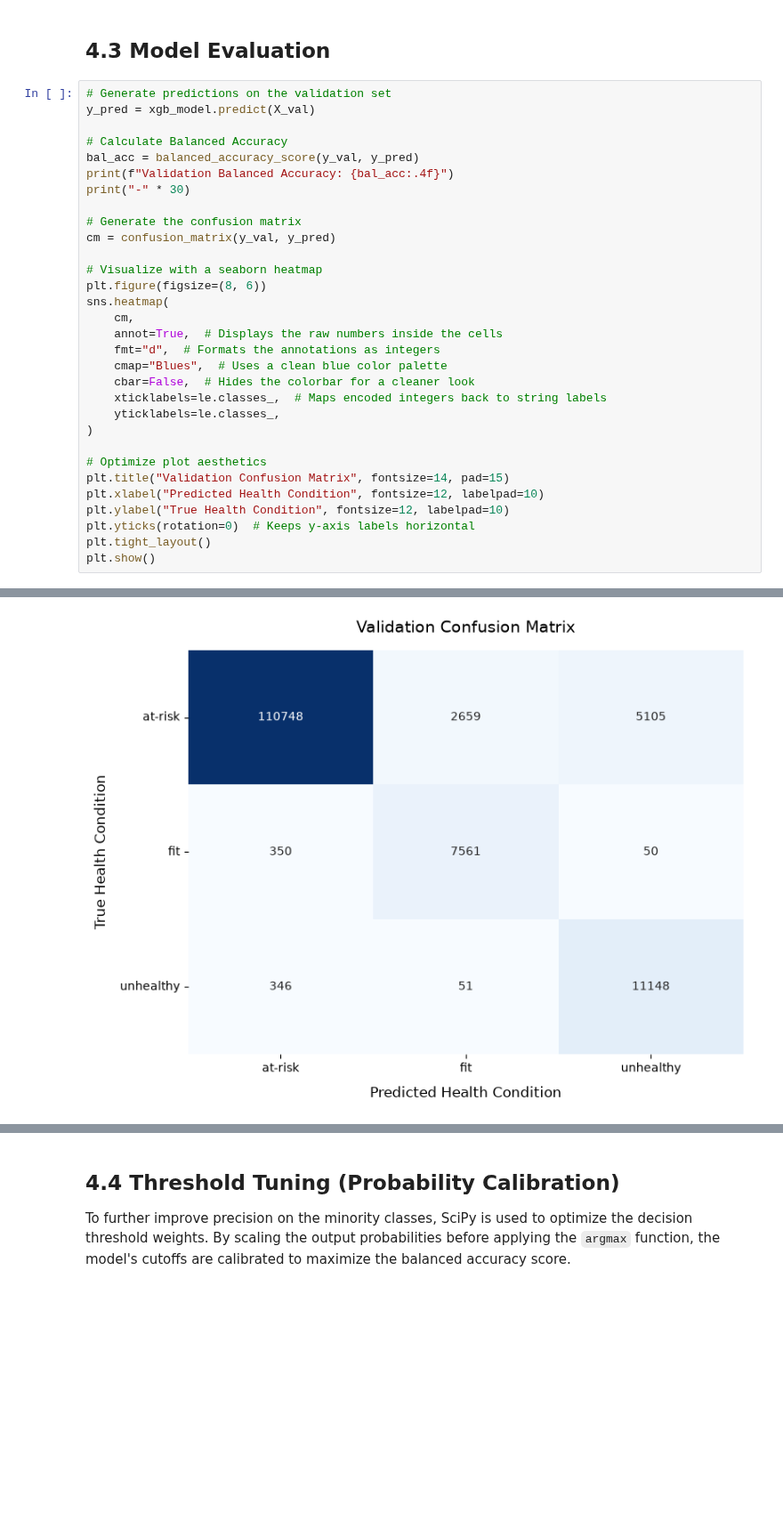
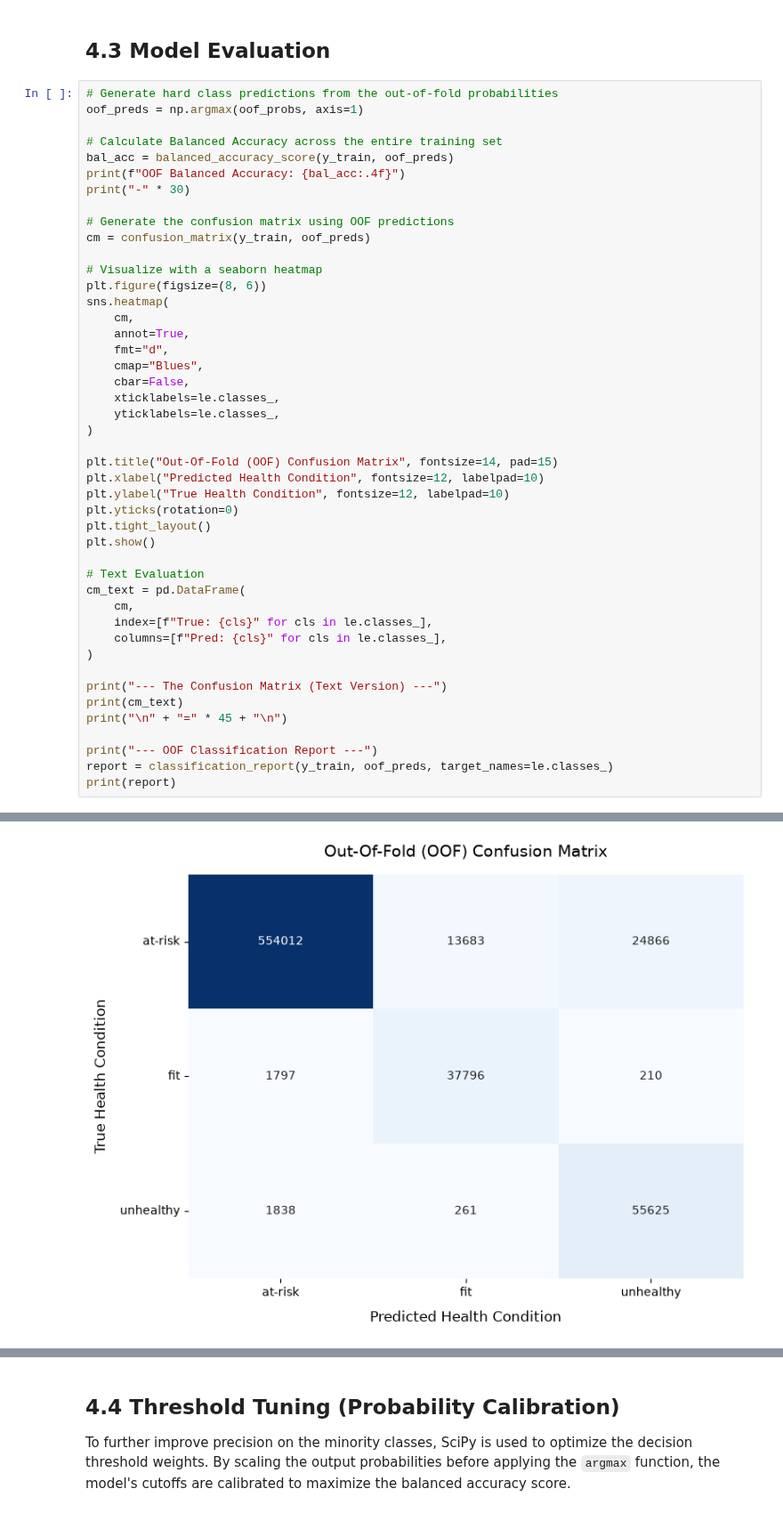
Before and after one commit to David-Langat/Kaggle, a Jupyter notebook: playground_series/predictining_student_health_risk/predicting_student_health_risk.ipynb, the cells around one changed output, grey strips where cells are left out. Shown at 89% size. Cells and saved outputs as stored; diff of their text form; blank space fills up the shorter version.

Commit message:
feat: Implemented Stratified K-Fold Cross-Validation

```diff
--- a/playground_series/predictining_student_health_risk/predicting_student_health_risk.ipynb
+++ b/playground_series/predictining_student_health_risk/predicting_student_health_risk.ipynb
@@ -373,34 +399,48 @@ XGBClassifier(base_score=None, booster=None, callbacks=None,
 # %% [markdown]
 ## 4.3 Model Evaluation
 # %%
-# Generate predictions on the validation set
-y_pred = xgb_model.predict(X_val)
+# Generate hard class predictions from the out-of-fold probabilities
+oof_preds = np.argmax(oof_probs, axis=1)
 
-# Calculate Balanced Accuracy
-bal_acc = balanced_accuracy_score(y_val, y_pred)
-print(f"Validation Balanced Accuracy: {bal_acc:.4f}")
+# Calculate Balanced Accuracy across the entire training set
+bal_acc = balanced_accuracy_score(y_train, oof_preds)
+print(f"OOF Balanced Accuracy: {bal_acc:.4f}")
 print("-" * 30)
 
-# Generate the confusion matrix
-cm = confusion_matrix(y_val, y_pred)
+# Generate the confusion matrix using OOF predictions
+cm = confusion_matrix(y_train, oof_preds)
 
 # Visualize with a seaborn heatmap
 plt.figure(figsize=(8, 6))
 sns.heatmap(
     cm,
-    annot=True,  # Displays the raw numbers inside the cells
-    fmt="d",  # Formats the annotations as integers
-    cmap="Blues",  # Uses a clean blue color palette
-    cbar=False,  # Hides the colorbar for a cleaner look
-    xticklabels=le.classes_,  # Maps encoded integers back to string labels
+    annot=True,
+    fmt="d",
+    cmap="Blues",
+    cbar=False,
+    xticklabels=le.classes_,
     yticklabels=le.classes_,
 )
 
-# Optimize plot aesthetics
-plt.title("Validation Confusion Matrix", fontsize=14, pad=15)
+plt.title("Out-Of-Fold (OOF) Confusion Matrix", fontsize=14, pad=15)
 plt.xlabel("Predicted Health Condition", fontsize=12, labelpad=10)
 plt.ylabel("True Health Condition", fontsize=12, labelpad=10)
-plt.yticks(rotation=0)  # Keeps y-axis labels horizontal
+plt.yticks(rotation=0)
 plt.tight_layout()
 plt.show()
+
+# Text Evaluation
+cm_text = pd.DataFrame(
+    cm,
+    index=[f"True: {cls}" for cls in le.classes_],
+    columns=[f"Pred: {cls}" for cls in le.classes_],
+)
+
+print("--- The Confusion Matrix (Text Version) ---")
+print(cm_text)
+print("\n" + "=" * 45 + "\n")
+
+print("--- OOF Classification Report ---")
+report = classification_report(y_train, oof_preds, target_names=le.classes_)
+print(report)
 # %% [output]
@@ -408,2 +448,2 @@ Validation Balanced Accuracy: 0.9500
 ------------------------------
-[figure, old version]
+[figure, new version]
```
Also changed, not shown: parts of 8 cells of this notebook.
